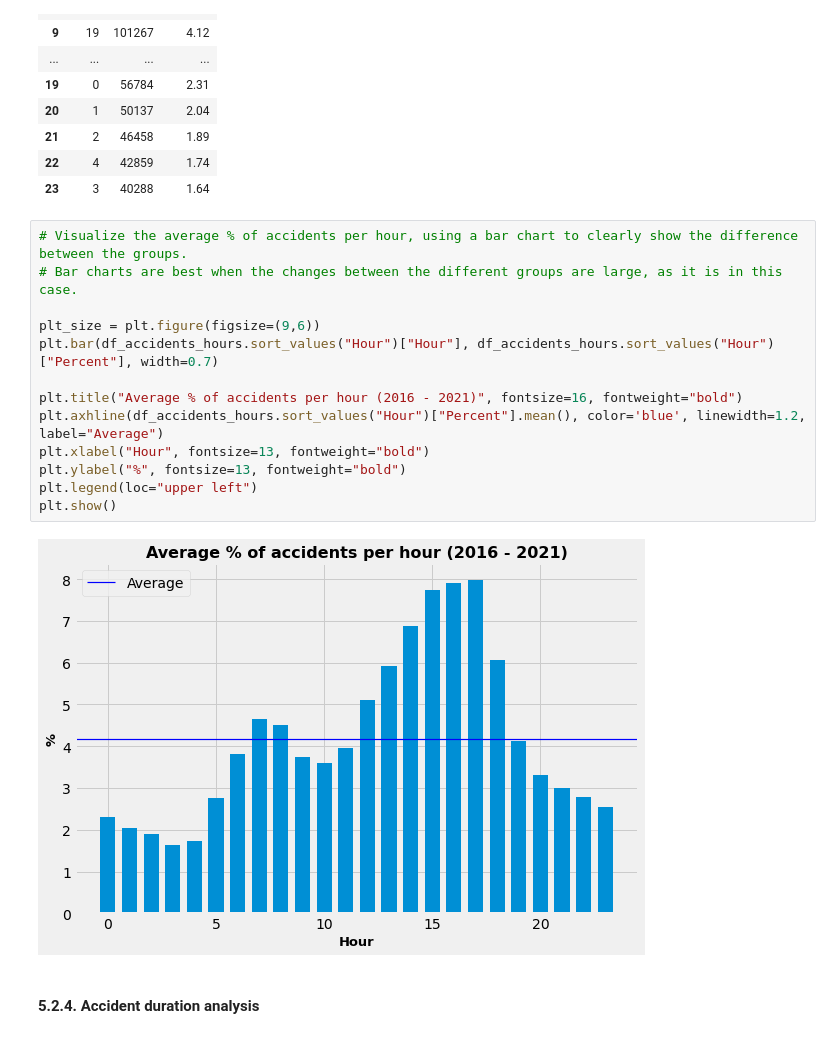
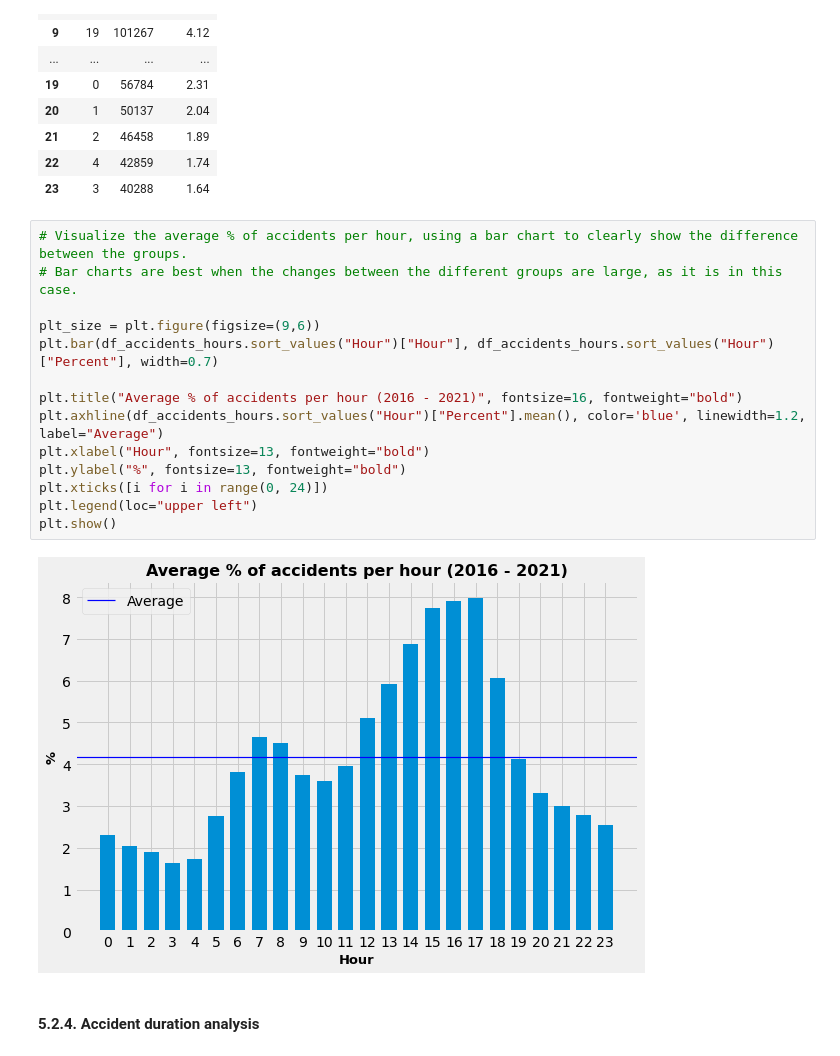
Before and after one commit to lyubol/Exploratory-Data-Analysis, a Jupyter notebook: EDA - US Accidents/US Accidents-checkpoint.ipynb, the cells around one changed output. Drawn from its saved outputs; the diff is of its cells as text.

Commit message:
Small updates to visualizations and to the Introduction section

```diff
--- a/EDA - US Accidents/US Accidents-checkpoint.ipynb
+++ b/EDA - US Accidents/US Accidents-checkpoint.ipynb
@@ -879,18 +890,19 @@ Percent of accidents during the night hours (11 PM to 5 AM): 14.92%
 # %%
 # Visualize the average % of accidents per hour, using a bar chart to clearly show the difference between the groups.
 # Bar charts are best when the changes between the different groups are large, as it is in this case.
 
 plt_size = plt.figure(figsize=(9,6))
 plt.bar(df_accidents_hours.sort_values("Hour")["Hour"], df_accidents_hours.sort_values("Hour")["Percent"], width=0.7)
 
 plt.title("Average % of accidents per hour (2016 - 2021)", fontsize=16, fontweight="bold")
 plt.axhline(df_accidents_hours.sort_values("Hour")["Percent"].mean(), color='blue', linewidth=1.2, label="Average")
 plt.xlabel("Hour", fontsize=13, fontweight="bold")
 plt.ylabel("%", fontsize=13, fontweight="bold")
+plt.xticks([i for i in range(0, 24)])
 plt.legend(loc="upper left")
 plt.show()
 # %% [output]
-[figure, old version]
+[figure, new version]
 # %% [markdown]
 #### 5.2.4. Accident duration analysis
 # %% [markdown]
```
Also changed, not shown: parts of 1 cell of this notebook.
